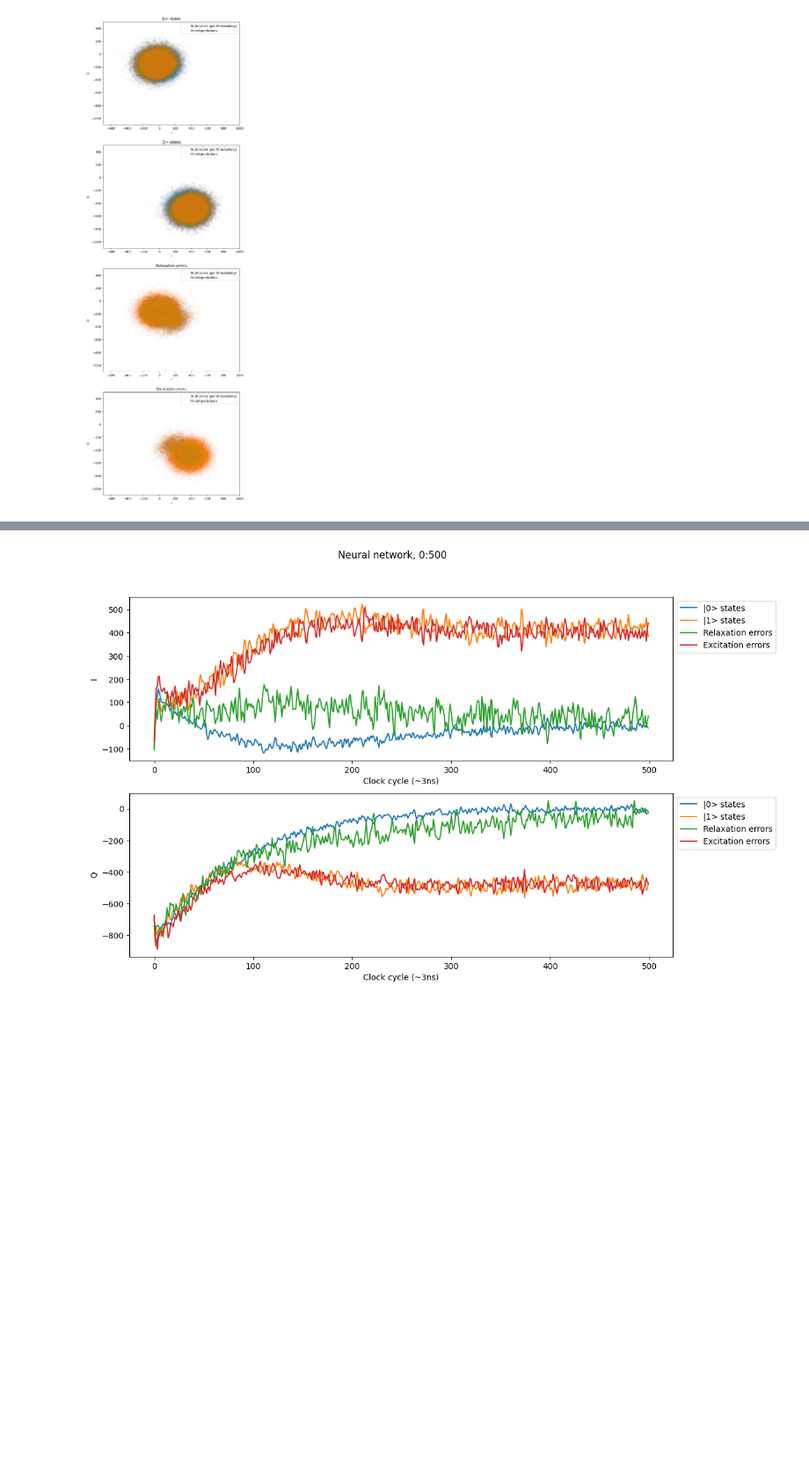
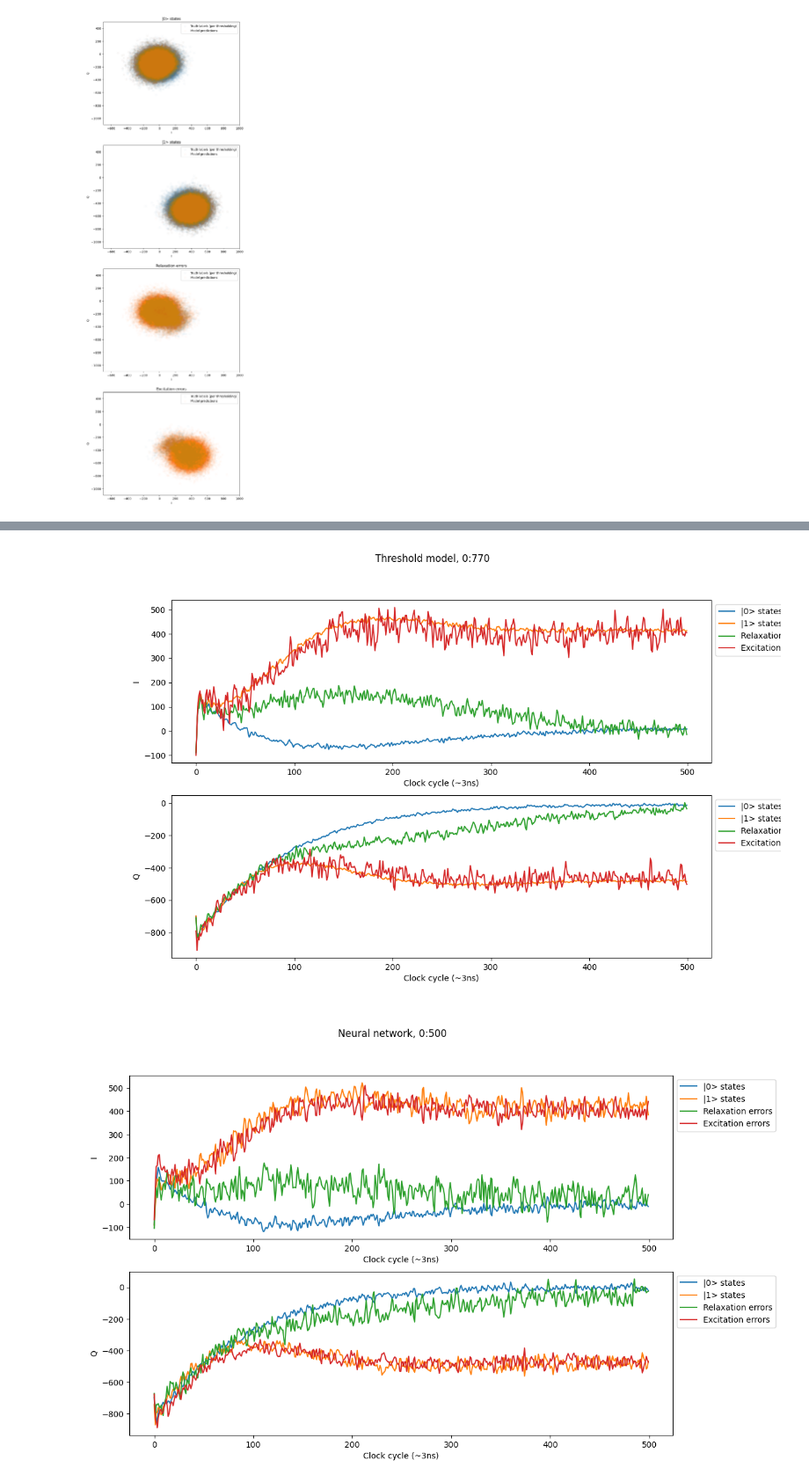
Before and after one commit to abdelabd/ml-quantum-readout, a Jupyter notebook: notebooks/classify_errors.ipynb, the cells around one changed output, grey strips where cells are left out. Shown at 88% size. Saved outputs shown, nothing was run; the diff lists cells and outputs as text; code cells hidden in the pictures; blank space fills up the shorter version.

```diff
--- a/notebooks/classify_errors.ipynb
+++ b/notebooks/classify_errors.ipynb
@@ -700,3 +697,8 @@ fig.show()
+# %%
+from IPython.display import Image
+Image(os.path.join(SAVE_DIR, "thresh_traces.png"))
+# %% [output]
+[figure, added]
 # %%
 fig_NN_trace, (ax_I_NN_trace, ax_Q_NN_trace) = plot_traces(X_val, np.argmax(y_val_nnpred, axis = 1))
 fig_NN_trace.suptitle(f"Neural network, {TRANSITION_WINDOW_START}:{TRANSITION_WINDOW_END}")
```
Also changed, not shown: parts of 5 cells of this notebook.
